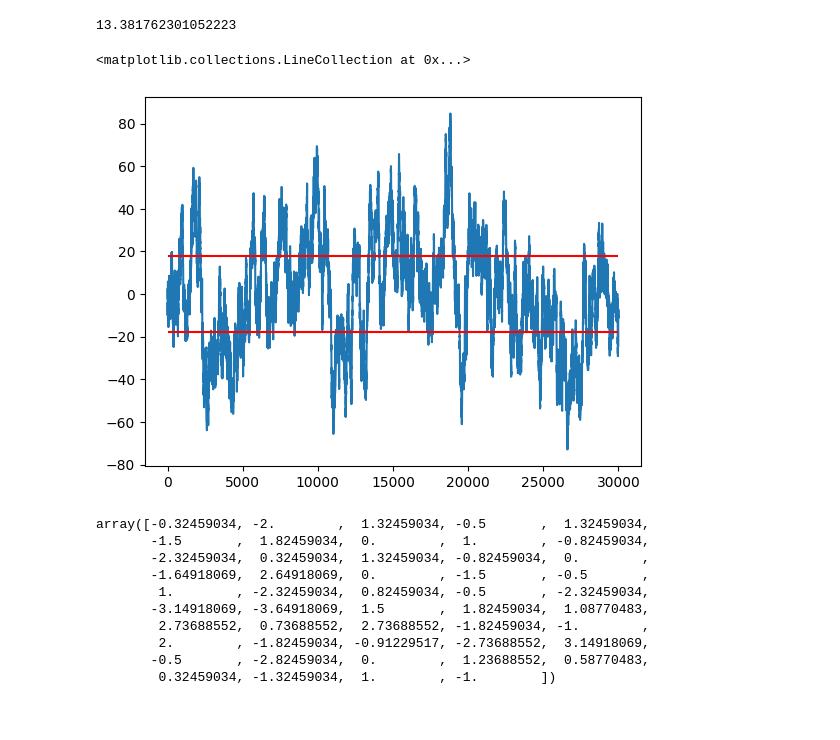
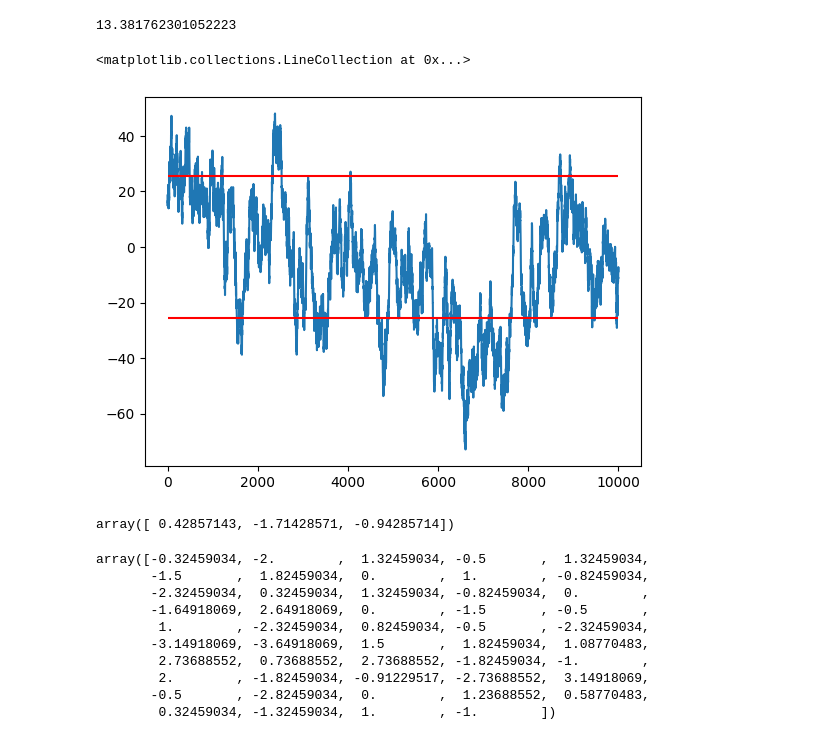
Before and after one commit to kaiwenShen/imc_prosperity_2024, a Jupyter notebook: round4_playground.ipynb, the cells around one changed output. Saved outputs shown, nothing was run; the diff lists cells and outputs as text; code cells hidden in the pictures.

```diff
--- a/round4_playground.ipynb
+++ b/round4_playground.ipynb
@@ -182,12 +185,18 @@ np.std(ols2_res['residuals'])
 # %% [output]
 13.381762301052223
 # %%
-plt.plot(ols_res['residuals'])
-plt.hlines(np.std(ols_res['residuals'])*0.7,0,30_000,colors='r')
-plt.hlines(-np.std(ols_res['residuals'])*0.7,0,30_000,colors='r')
+plt.plot(ols_res['residuals'][20_000:30_000])
+plt.hlines(np.std(ols_res['residuals'])*1,0,10_000,colors='r')
+plt.hlines(-np.std(ols_res['residuals'])*1,0,10_000,colors='r')
 # %% [output]
 <matplotlib.collections.LineCollection at 0x...>
-[figure, old version]
+[figure, new version]
+# %%
+a = [1,2,3,2,1]
+# np calculate slope of a
+-np.polyfit(np.arange(len(a)), a, 2)
+# %% [output]
+array([ 0.42857143, -1.71428571, -0.94285714])
 # %%
 np.diff(ols_res['residuals'][900:950][::-1])
 # %% [output]
```
Also changed, not shown: parts of 2 cells of this notebook, 5 other files.
